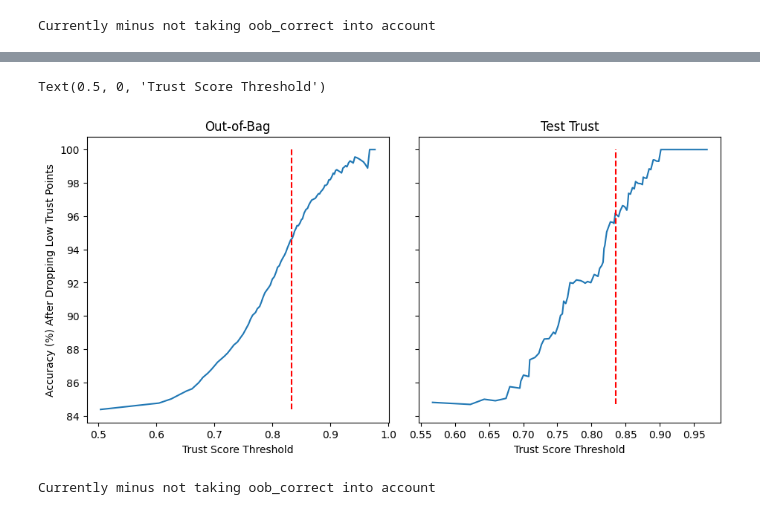
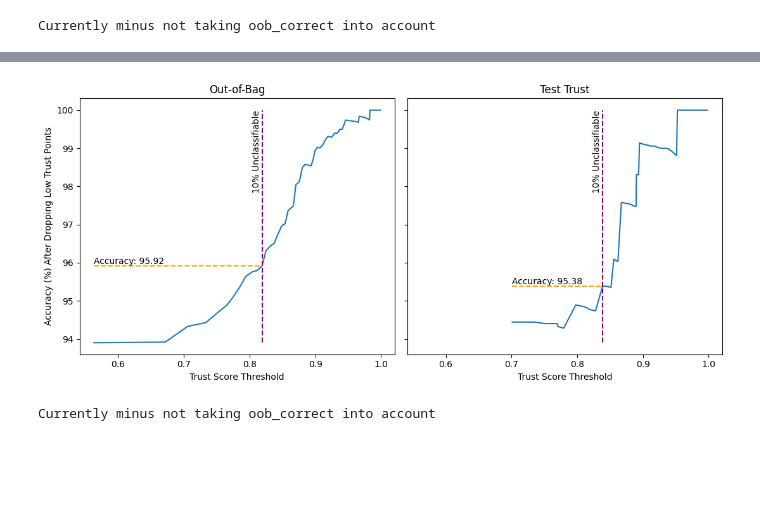
Before and after one commit to jakerhodes/RF-GAP-Python, a Jupyter notebook: trust_score_plots.ipynb, the cells around one changed output, grey strips where cells are left out. Saved outputs shown, nothing was run; the diff lists cells and outputs as text; code cells hidden in the pictures; blank space fills up the shorter version.

```diff
--- a/trust_score_plots.ipynb
+++ b/trust_score_plots.ipynb
@@ -13,12 +13,18 @@ from sklearn.preprocessing import MinMaxScaler
 # %%
 # Read in and prepare the data
 
-data   = pd.read_csv('../datasets/waveform.csv', sep = ',')
+data_name = 'treeData'
+save_figs = False
+
+
+data   = pd.read_csv('../datasets/' + data_name + '.csv', sep = ',')
 x, y   = dataprep(data, scale = None)
 n, d   = x.shape
 n_classes = len(y.unique())
 
 x_train, x_test, y_train, y_test, inds_train, inds_test = train_test_split(x, y, np.arange(n), test_size=0.1, random_state = 42)
+
+n_test = x_test.shape[0]
 # %%
 # Random forest on all data for PHATE embedding visualization
 rfphate = RFGAP(oob_score = True, non_zero_diagonal = True, random_state = 42)
@@ -155,0 +139,3 @@ Text(0.5, 0, 'Trust Score Threshold')
+# %%
+def nearest_value_index(arr, value):
+    return np.argmin(np.abs(arr - value))
@@ -163,8 +196,8 @@ test_prop_misclass_dropped = []
 
 for q in oob_trust_quantiles:
 
-    idx_temp = trust_scores_oob > q
-    idx_temp_test = trust_scores_test > q
+    idx_temp = trust_scores_oob >= q
+    idx_temp_test = trust_scores_test >= q
 
     oob_preds = np.argmax(rf.oob_decision_function_, axis = 1)[idx_temp]
     dropped_oob_preds = np.argmax(rf.oob_decision_function_, axis = 1)[~idx_temp]
@@ -248,26 +305,44 @@ plt.plot(oob_trust_quantiles, oob_prop_misclass_dropped)
 # %%
-fig, axes = plt.subplots(1, 2, figsize = (11, 5), sharey = True)
+fig, axes = plt.subplots(1, 2, figsize = (11, 5), sharey = True, sharex = True)
 plt.subplots_adjust(hspace = 0.5, wspace = 0.1)
 
 sns.lineplot(ax = axes[0], x = oob_trust_quantiles, y = oob_drop_accuracy * 100)
 sns.lineplot(ax = axes[1], x = test_trust_quantiles, y = test_drop_accuracy * 100)
 
-axes[0].vlines(x = np.mean(trust_scores_oob), color = 'red', linestyle = '--',
-               ymin = np.min(oob_drop_accuracy) * 100, ymax = np.max(oob_drop_accuracy) * 100)
 
-axes[1].vlines(x = np.mean(trust_scores_test), color = 'red', linestyle = '--',
-               ymin = np.min(test_drop_accuracy) * 100, ymax = np.max(test_drop_accuracy) * 100)
+axes[0].vlines(x = oob_trust_quantiles[nearest_value_index(np.round(n_oob_dropped / n, 2), 0.1)], color = 'purple', linestyle = '--',
+               ymin = np.min(oob_drop_accuracy) * 100, ymax = 100)
 
+axes[1].vlines(x = test_trust_quantiles[nearest_value_index(np.round(n_test_dropped / n_test, 2), 0.1)], color = 'purple', linestyle = '--',
+               ymin = np.min(oob_drop_accuracy) * 100, ymax = 100)
+
+axes[0].text(oob_trust_quantiles[nearest_value_index(np.round(n_oob_dropped / n, 2), 0.1)] - 0.015, 100, '10% Unclassifiable', rotation=90, verticalalignment='top')
+axes[1].text(test_trust_quantiles[nearest_value_index(np.round(n_test_dropped / n_test, 2), 0.1)] - 0.015, 100, '10% Unclassifiable', rotation=90, verticalalignment='top')
+
+# Horizontal Lines
+x_value = oob_trust_quantiles[nearest_value_index(np.round(n_oob_dropped / n, 2), 0.1)]
+y_value = np.interp(x_value, oob_trust_quantiles, oob_drop_accuracy * 100)
+axes[0].hlines(y = y_value, xmin = np.min(oob_trust_quantiles), xmax = x_value, color = 'orange', linestyle = '--')
+axes[0].text(np.min(oob_trust_quantiles), y_value, f'Accuracy: {y_value:.2f}', verticalalignment='bottom')
+
+x_value = test_trust_quantiles[nearest_value_index(np.round(n_test_dropped / n_test, 2), 0.1)]
+y_value = np.interp(x_value, test_trust_quantiles, test_drop_accuracy * 100)
+axes[1].hlines(y = y_value, xmin = np.min(test_trust_quantiles), xmax = x_value, color = 'orange', linestyle = '--')
+axes[1].text(np.min(test_trust_quantiles), y_value, f'Accuracy: {y_value:.2f}', verticalalignment='bottom')
 
 axes[0].set_title('Out-of-Bag')
 axes[0].set_ylabel('Accuracy (%) After Dropping Low Trust Points')
 axes[0].set_xlabel('Trust Score Threshold')
 
 axes[1].set_title('Test Trust')
 axes[1].set_xlabel('Trust Score Threshold')
+
+plt.tight_layout()
+
+if save_figs:
+    plt.savefig('./figures/' + data_name + '_accuracy_after_dropped.pdf')
 # %% [output]
-Text(0.5, 0, 'Trust Score Threshold')
-[figure, old version]
+[figure, new version]
 # %%
 rffull = RFGAP(oob_score = True, random_state = 42)
 rffull.fit(x, y)
```
Also changed, not shown: parts of 24 cells of this notebook.
